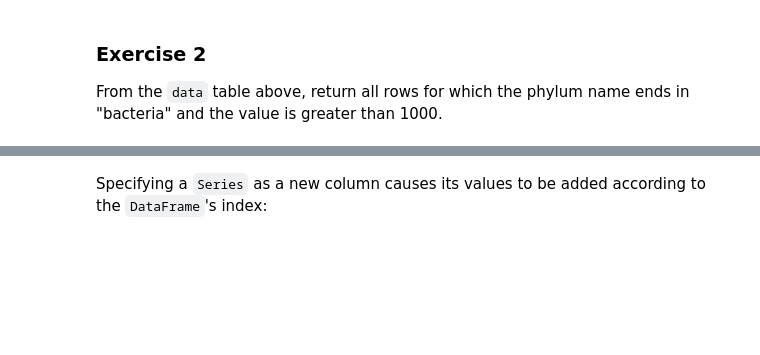
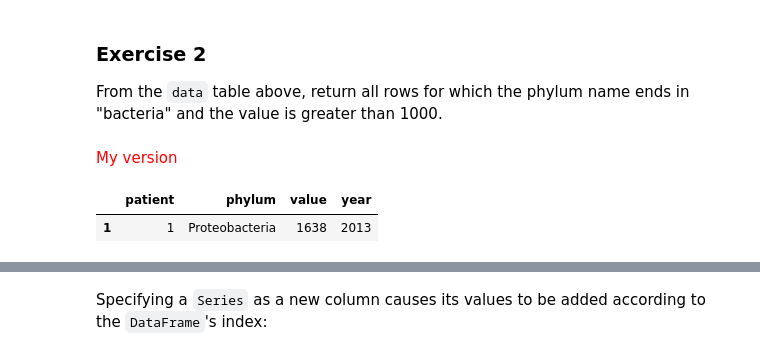
Before and after one commit to epfl-ada/2022, a Jupyter notebook: Tutorials/01 - Handling data/Intro to Pandas I.ipynb, the cells around one changed output, grey strips where cells are left out. Drawn from its saved outputs; the diff is of its cells as text; code cells hidden in the pictures; blank space fills up the shorter version.

```diff
--- a/Tutorials/01 - Handling data/Intro to Pandas I.ipynb
+++ b/Tutorials/01 - Handling data/Intro to Pandas I.ipynb
@@ -204,3 +395,14 @@ data.treatment
 ### Exercise 2
 
 From the `data` table above, return all rows for which the phylum name ends in "bacteria" and the value is greater than 1000.
+# %% [markdown]
+<span style="color:Red;">
+    My version
+</span>
+# %%
+m1 = [name.endswith("bacteria") for name in data['phylum']]
+m2 = [value>1000 for value in data['value']]
+data.loc[m1 and m2]
+# %% [output]
+|  | patient | phylum | value | year |
+| 1 | 1 | Proteobacteria | 1638 | 2013 |
```
Also changed, not shown: parts of 57 cells of this notebook, 7 other files.
